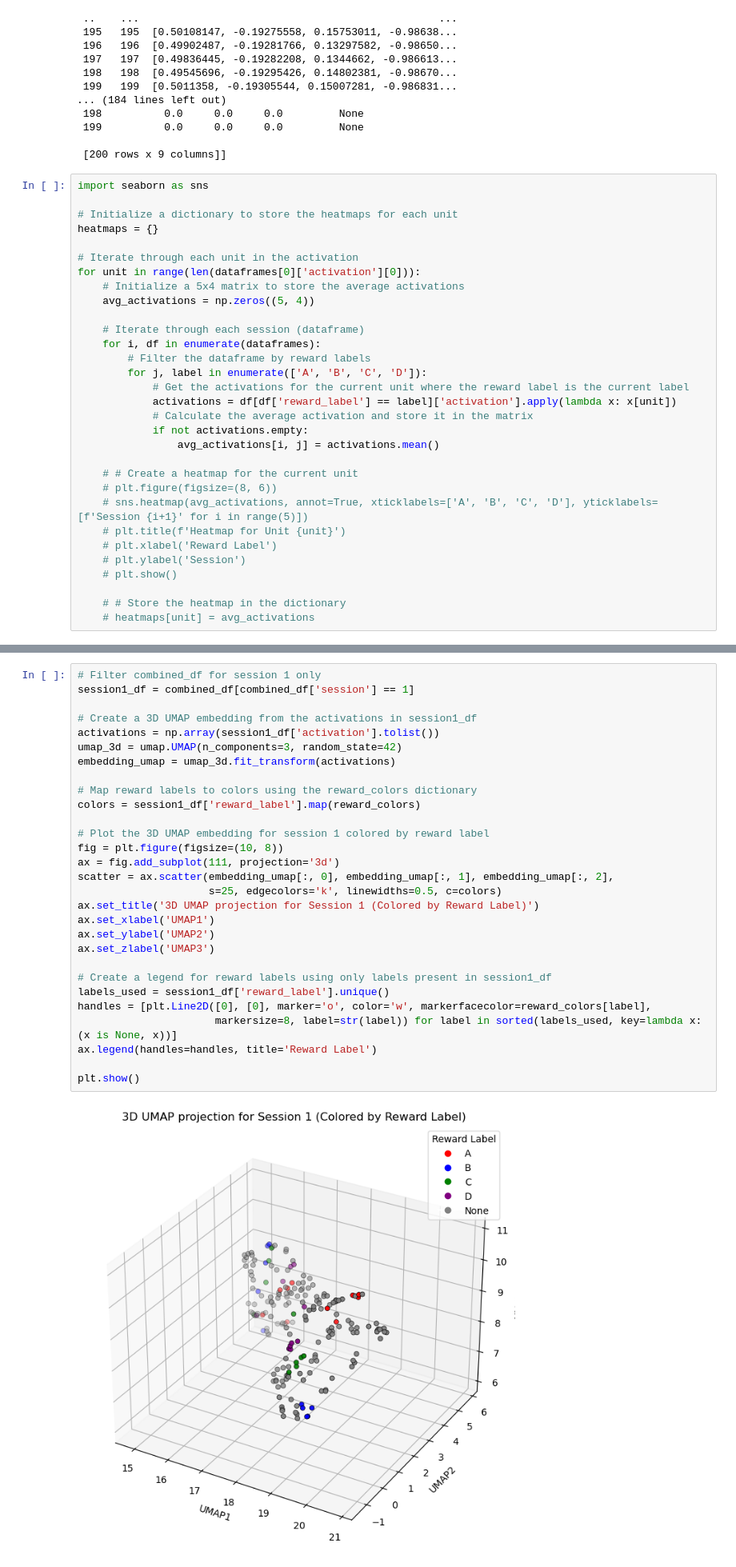
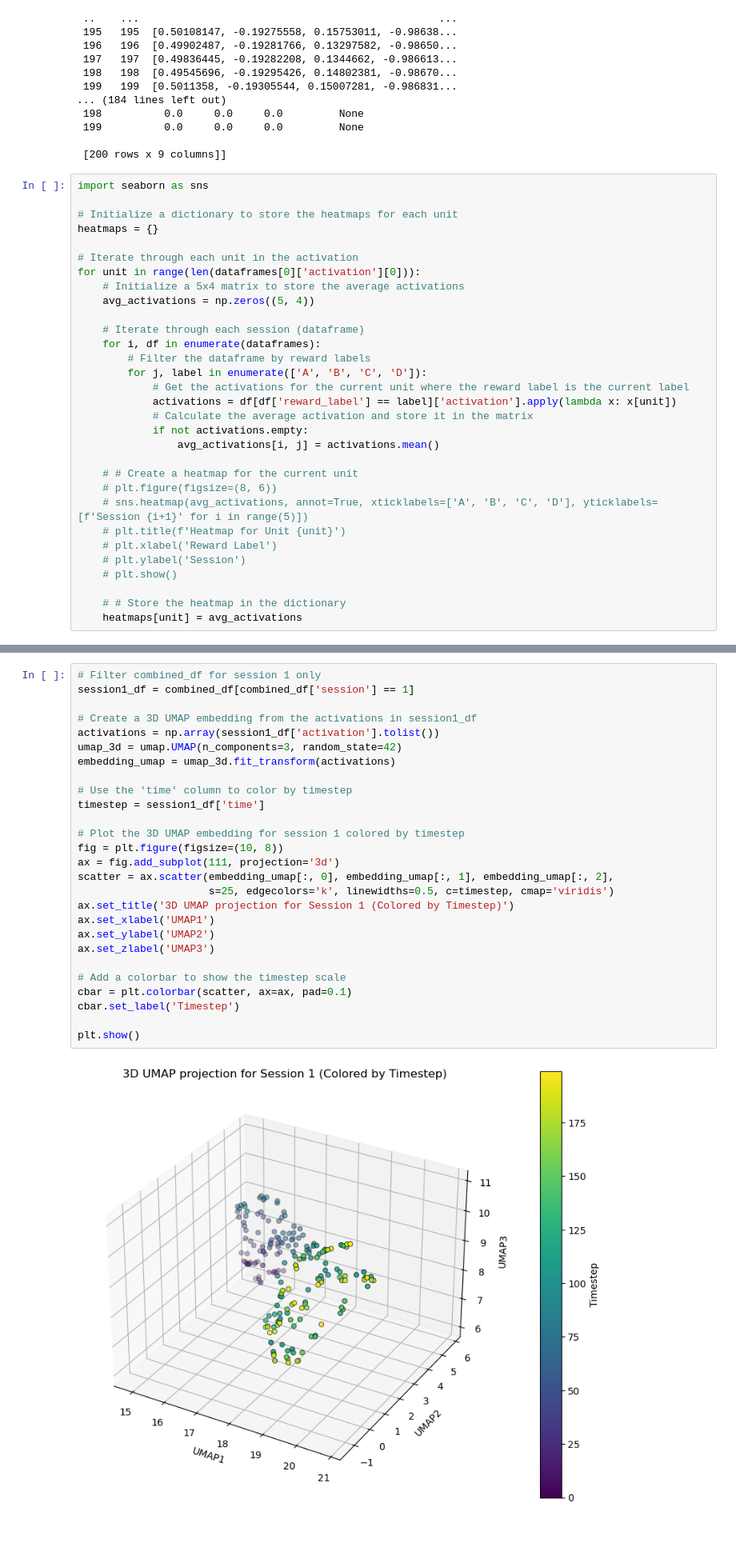
Before and after one commit to AdamLoydHarris/ABCD_RL, a Jupyter notebook: rnn_analysis.ipynb, the cells around one changed output, grey strips where cells are left out. Shown at 80% size. Drawn from its saved outputs; the diff is of its cells as text; blank space fills up the shorter version.

```diff
--- a/rnn_analysis.ipynb
+++ b/rnn_analysis.ipynb
@@ -68,4 +68,4 @@ for unit in range(len(dataframes[0]['activation'][0])):
     # plt.show()
 
     # # Store the heatmap in the dictionary
-    # heatmaps[unit] = avg_activations
+    heatmaps[unit] = avg_activations
@@ -263,34 +354,32 @@ plt.show()
 # %%
 # Filter combined_df for session 1 only
 session1_df = combined_df[combined_df['session'] == 1]
 
 # Create a 3D UMAP embedding from the activations in session1_df
 activations = np.array(session1_df['activation'].tolist())
 umap_3d = umap.UMAP(n_components=3, random_state=42)
 embedding_umap = umap_3d.fit_transform(activations)
 
-# Map reward labels to colors using the reward_colors dictionary
-colors = session1_df['reward_label'].map(reward_colors)
+# Use the 'time' column to color by timestep
+timestep = session1_df['time']
 
-# Plot the 3D UMAP embedding for session 1 colored by reward label
+# Plot the 3D UMAP embedding for session 1 colored by timestep
 fig = plt.figure(figsize=(10, 8))
 ax = fig.add_subplot(111, projection='3d')
 scatter = ax.scatter(embedding_umap[:, 0], embedding_umap[:, 1], embedding_umap[:, 2],
-                     s=25, edgecolors='k', linewidths=0.5, c=colors)
-ax.set_title('3D UMAP projection for Session 1 (Colored by Reward Label)')
+                     s=25, edgecolors='k', linewidths=0.5, c=timestep, cmap='viridis')
+ax.set_title('3D UMAP projection for Session 1 (Colored by Timestep)')
 ax.set_xlabel('UMAP1')
 ax.set_ylabel('UMAP2')
 ax.set_zlabel('UMAP3')
 
-# Create a legend for reward labels using only labels present in session1_df
-labels_used = session1_df['reward_label'].unique()
-handles = [plt.Line2D([0], [0], marker='o', color='w', markerfacecolor=reward_colors[label],
-                      markersize=8, label=str(label)) for label in sorted(labels_used, key=lambda x: (x is None, x))]
-ax.legend(handles=handles, title='Reward Label')
+# Add a colorbar to show the timestep scale
+cbar = plt.colorbar(scatter, ax=ax, pad=0.1)
+cbar.set_label('Timestep')
 
 plt.show()
 # %% [output]
-[figure, old version]
+[figure, new version]
 # %%
 # Create a combined column for location and past action
 combined_df['location_action'] = combined_df['location'].astype(str) + '-' + combined_df['past_action'].astype(str)
```
Also changed, not shown: parts of 3 cells of this notebook.
